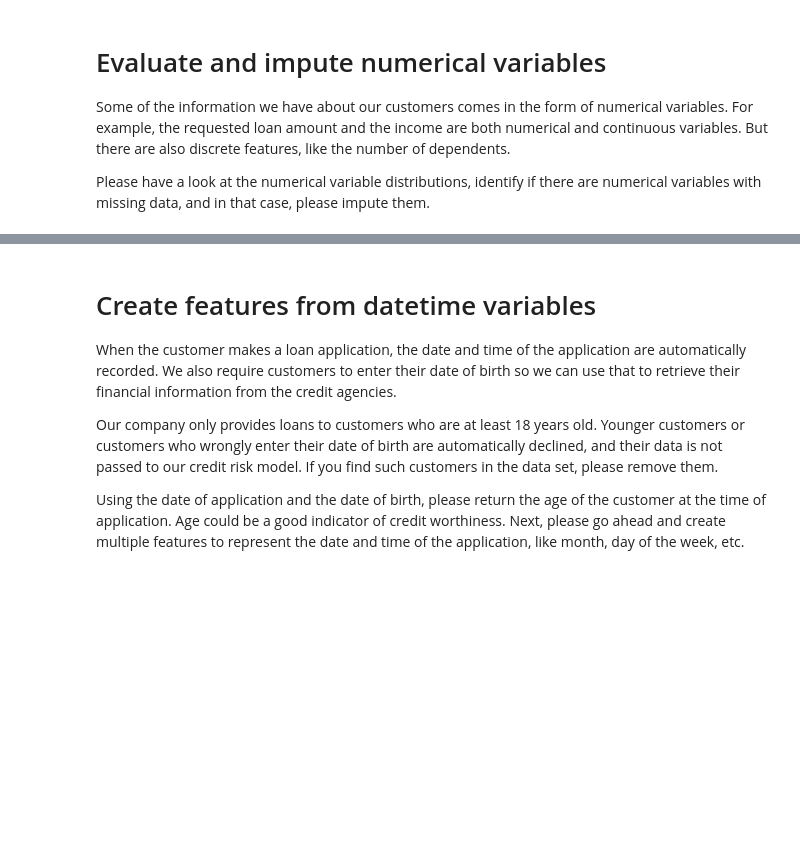
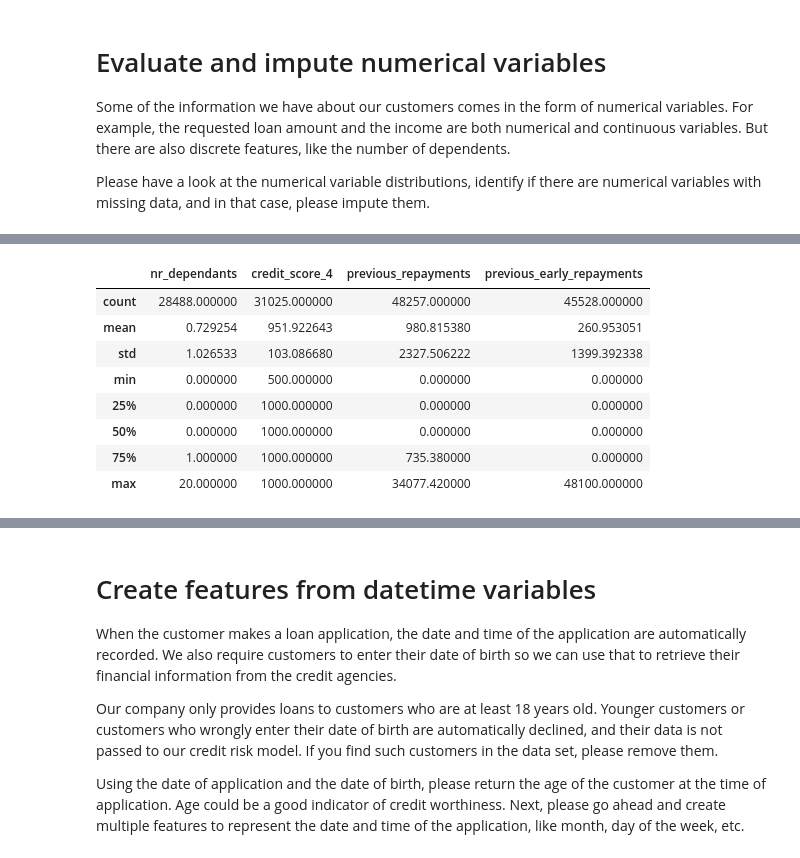
Before and after one commit to HimanshuAbburu/credit_risk_ml_pipeline, a Jupyter notebook: main.ipynb, the cells around one changed output, grey strips where cells are left out. Drawn from its saved outputs; the diff is of its cells as text; code cells hidden in the pictures; blank space fills up the shorter version.

```diff
--- a/main.ipynb
+++ b/main.ipynb
@@ -63,0 +128,12 @@ Please have a look at the numerical variable distributions, identify if there ar
+# %%
+X_train[numerical_variables_na].describe()
+# %% [output]
+|  | nr_dependants | credit_score_4 | previous_repayments | previous_early_repayments |
+| count | 28488.000000 | 31025.000000 | 48257.000000 | 45528.000000 |
+| mean | 0.729254 | 951.922643 | 980.815380 | 260.953051 |
+| std | 1.026533 | 103.086680 | 2327.506222 | 1399.392338 |
+| min | 0.000000 | 500.000000 | 0.000000 | 0.000000 |
+| 25% | 0.000000 | 1000.000000 | 0.000000 | 0.000000 |
+| 50% | 0.000000 | 1000.000000 | 0.000000 | 0.000000 |
+| 75% | 1.000000 | 1000.000000 | 735.380000 | 0.000000 |
+| max | 20.000000 | 1000.000000 | 34077.420000 | 48100.000000 |
```
Also changed, not shown: parts of 11 cells of this notebook, 2 other files.
